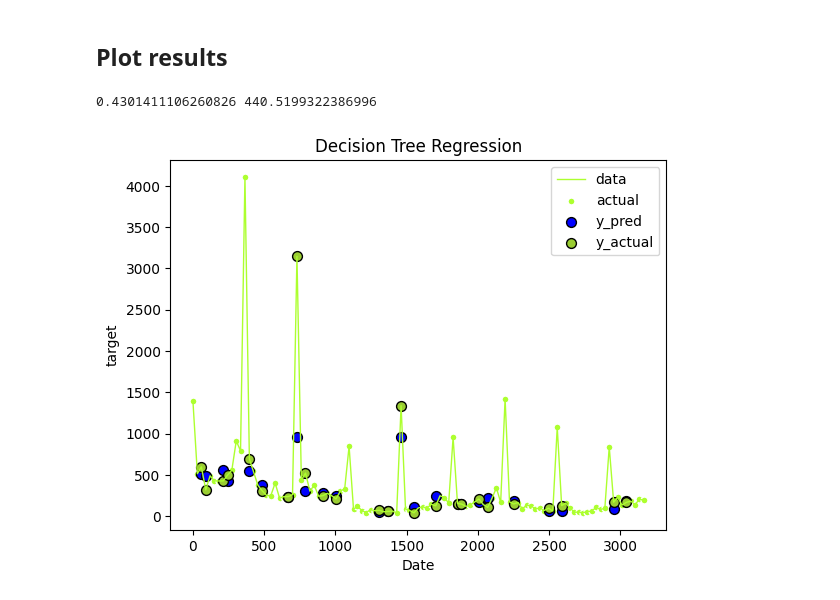
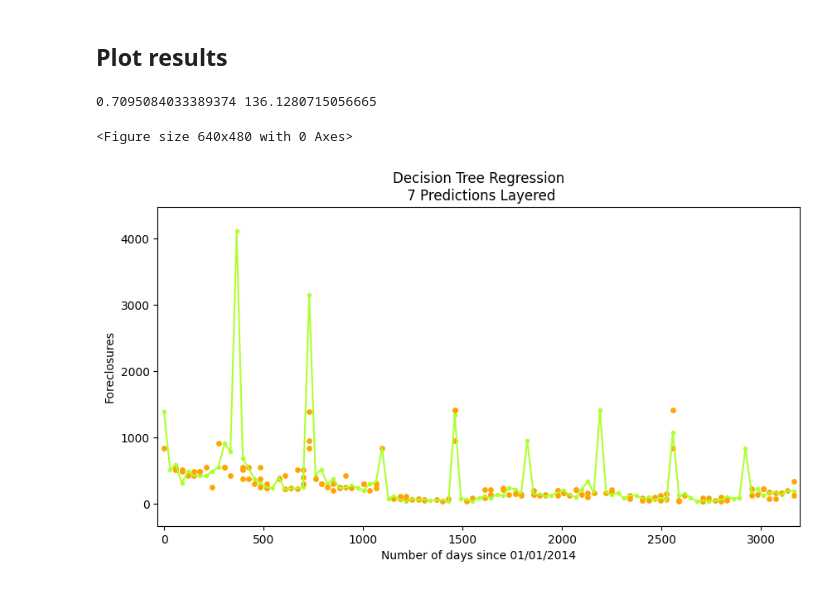
Before and after one commit to Shramster/Predicting-Los-Angeles-Foreclosures, a Jupyter notebook: application/DecisionTreeRegression.ipynb, the cells around one changed output. Drawn from its saved outputs; the diff is of its cells as text; code cells hidden in the pictures.

Commit message:
Image Plot Updates

```diff
--- a/application/DecisionTreeRegression.ipynb
+++ b/application/DecisionTreeRegression.ipynb
@@ -53,33 +60,47 @@ print(y_test.shape)
 # %% [markdown]
 <h2>Plot results</h2>
 # %%
+X_train, X_test_1, y_train, y_test = train_test_split(X, y, test_size=0.25, random_state=21)
+print(X_test.shape)
+print(y_test.shape)
 regressor = DecisionTreeRegressor(max_depth=13, random_state=10)
 regressor.fit(X_train,y_train)
-y_pred = regressor.predict(X_test)
-y_pred
-r2_score(y_test,y_pred)
-mse = metrics.mean_squared_error(y_test, y_pred)
-rmse = np.sqrt(mse)
-print(r2_score(y_test,y_pred), rmse)
+y_pred_1 = regressor.predict(X_test_1)
+
+X_train, X_test_2, y_train, y_test = train_test_split(X, y, test_size=0.25, random_state=70)
+print(X_test.shape)
+print(y_test.shape)
+regressor = DecisionTreeRegressor(max_depth=13, random_state=10)
+regressor.fit(X_train,y_train)
+y_pred_2 = regressor.predict(X_test_2)
+
+
+plt.scatter(X_test_1['DATE_DELTA'], y_pred_1,s=25, edgecolor="black", c="blue", label="Prediction")
+plt.scatter(X_test_2['DATE_DELTA'], y_pred_2,s=25, edgecolor="black", c="orange", label="Prediction")
 # %% [output]
-0.4301411106260826 440.5199322386996
+0.7095084033389374 136.1280715056665
 # %%
-import matplotlib.pyplot as plt
-
 # Plot the results
 plt.figure()
-plt.plot(X['DATE_DELTA'], y, color="greenyellow", lw=1, label="data")
-plt.scatter(X['DATE_DELTA'], y,s=25, edgecolor="white", c="greenyellow", label="actual")
-plt.scatter(X_test['DATE_DELTA'], y_pred,s=50, edgecolor="black", c="blue", label="y_pred")
-plt.scatter(X_test['DATE_DELTA'], y_test, s=50, edgecolor="black", c="yellowgreen", label="y_actual")
+plt.figure(figsize=(10,5))
+plt.margins(x=0.01,y=0.09)
+plt.plot(X['DATE_DELTA'], y, color="greenyellow", lw=1.5)
+plt.scatter(X['DATE_DELTA'], y,s=25, edgecolor="white", c="greenyellow")
+for i in range(0,6):
+    X_train, X_test_3, y_train, y_test = train_test_split(X, y, test_size=0.23, random_state=i)
+    regressor = DecisionTreeRegressor(max_depth=13, random_state=10)
+    regressor.fit(X_train,y_train)
+    y_pred_3 = regressor.predict(X_test_3)
+    plt.scatter(X_test_3['DATE_DELTA'], y_pred_3,s=15, c="orange")
 
-plt.xlabel("Date")
-plt.ylabel("target")
-plt.title("Decision Tree Regression")
-plt.legend()
+plt.xlabel("Number of days since 01/01/2014")
+plt.ylabel("Foreclosures")
+plt.title("Decision Tree Regression\n 7 Predictions Layered")
+plt.savefig('../plots/DecisionTreeRegression_Multiple_runs.png')
 plt.show()
 # %% [output]
+<Figure size 640x480 with 0 Axes>
-[figure, old version]
+[figure, new version]
 # %%
 import matplotlib.pyplot as plt
 avg_rmse = 0
```
Also changed, not shown: parts of 6 cells of this notebook, 8 other files.
